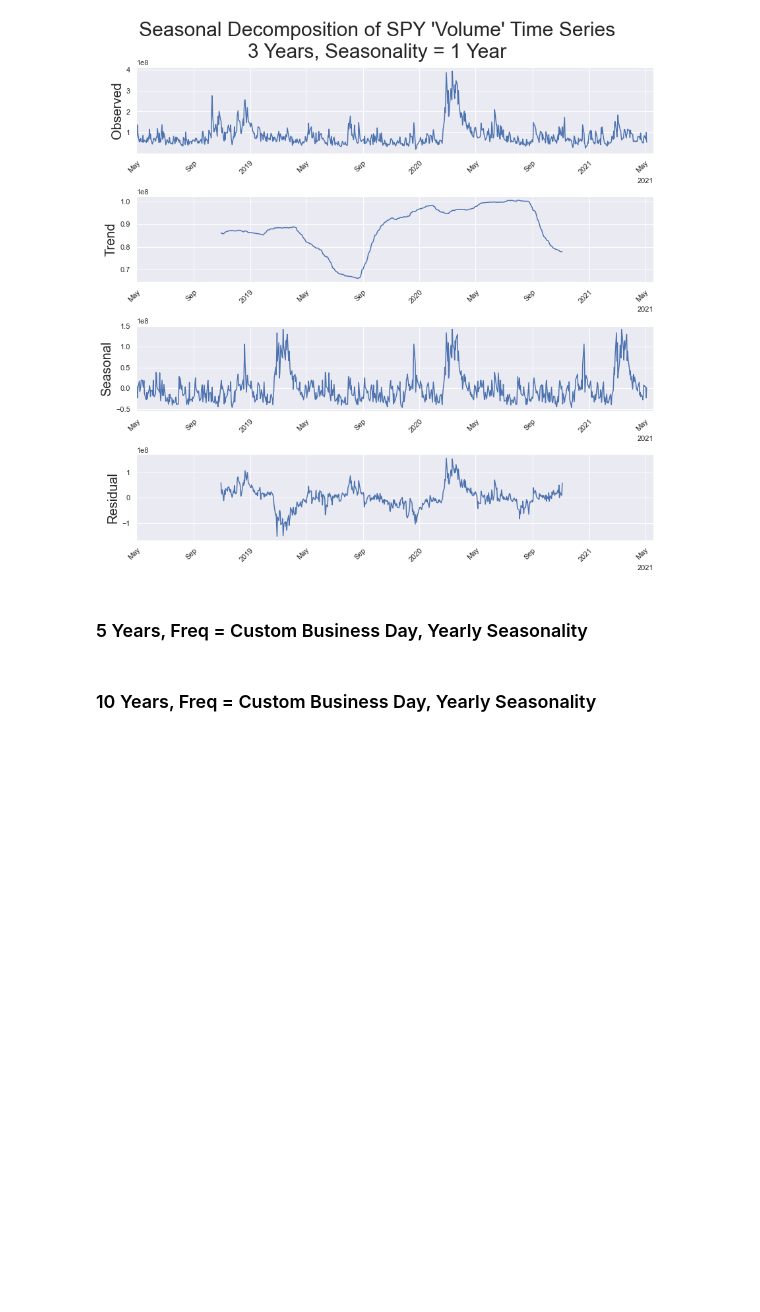
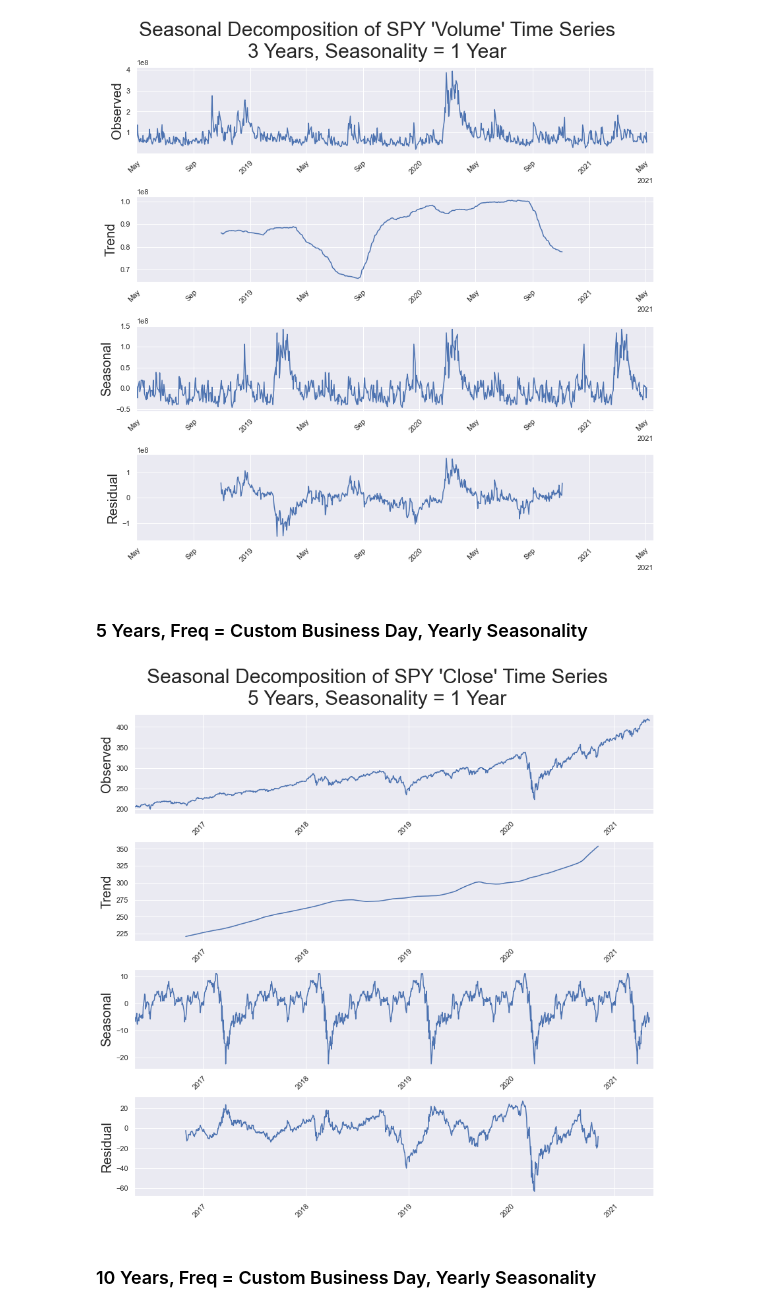
Before and after one commit to eggrollofchaos/i_spy_etf_price_predictions, a Jupyter notebook: crisp_dm_process/spy_yf_eda.ipynb, the cells around one changed output. Saved outputs shown, nothing was run; the diff lists cells and outputs as text; code cells hidden in the pictures; blank space fills up the shorter version.

```diff
--- a/crisp_dm_process/spy_yf_eda.ipynb
+++ b/crisp_dm_process/spy_yf_eda.ipynb
@@ -345,7 +294,9 @@ plot_seasonal_decomposition(df_full_3Y_vol.dropna(), 'SPY \'Volume\'', 3, 'years
 # %% [markdown]
 ### 5 Years, Freq = Custom Business Day, Yearly Seasonality
 # %%
-plot_seasonal_decomposition(df_full_5Y_close.dropna(), 'SPY \'Volume\'', 5, 'years', '1 Day', 261)
+plot_seasonal_decomposition(df_full_5Y_close, 'SPY \'Close\'', 5, 'years', '1 Day', 261)
+# %% [output]
+[figure, added]
 # %% [markdown]
 ### 10 Years, Freq = Custom Business Day, Yearly Seasonality
 # %%
```
Also changed, not shown: parts of 162 cells of this notebook, 10 other files.
